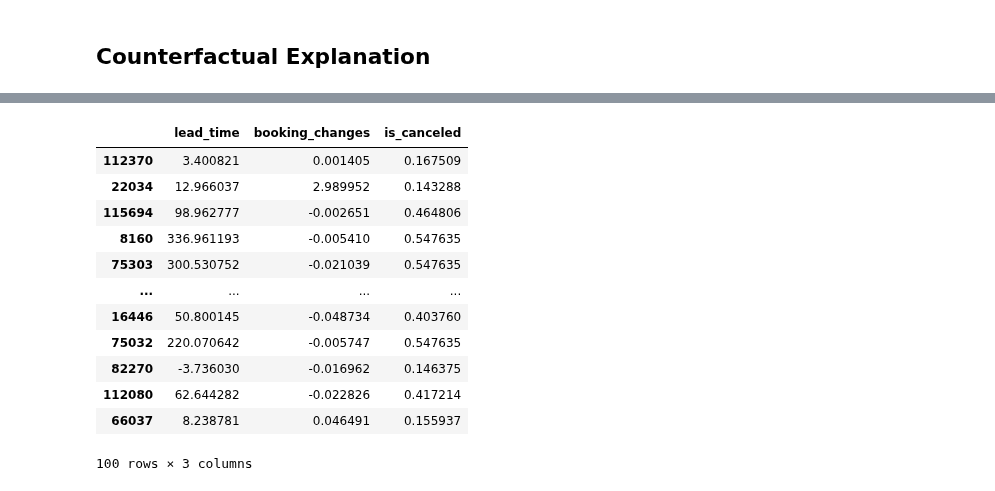
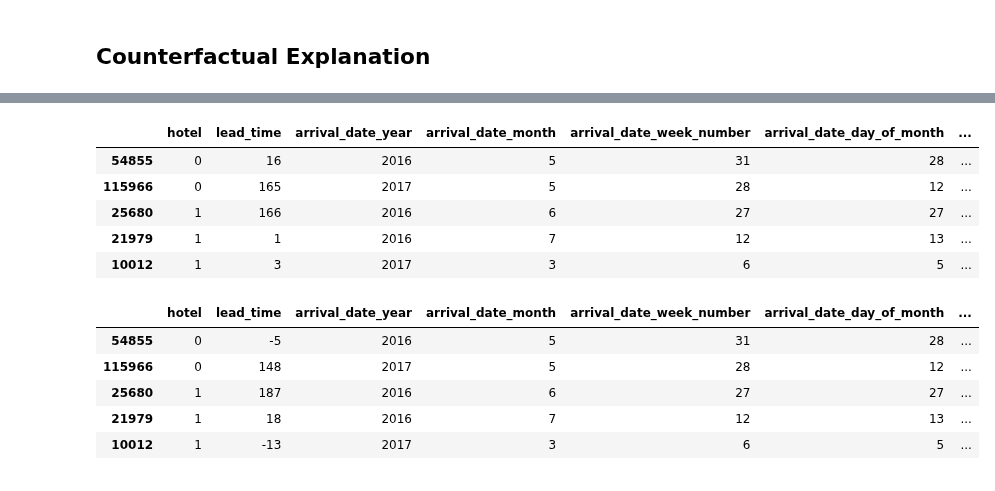
Before and after one commit to youlei202/distributional-counterfactual-explanation, a Jupyter notebook: poc.ipynb, the cells around one changed output, grey strips where cells are left out. Saved outputs shown, nothing was run; the diff lists cells and outputs as text; code cells hidden in the pictures.

Commit message:
selective columns implemented

```diff
--- a/poc.ipynb
+++ b/poc.ipynb
@@ -153,11 +169,19 @@ sample_num = 100
 delta = 0.1
 alpha = 0.05
 N=10
+explain_columns = [
+    'lead_time',
+    'booking_changes',
+    'total_of_special_requests',
+    'is_repeated_guest',
+]
 
 indice = (X_test.sample(sample_num)).index
 
-X = X_test.loc[indice].values
-y = model(torch.FloatTensor(X))
+df_explain = X_test.loc[indice]
+
+# X = X_test.loc[indice].values
+y = model(torch.FloatTensor(df_explain.values))
 
 y_target = torch.distributions.beta.Beta(0.1, 0.9).sample((sample_num,))
 
@@ -167,7 +191,8 @@ from explainers.dce import DistributionalCounterfactualExplainer
 
 explainer = DistributionalCounterfactualExplainer(
     model=model,
-    X=X,
+    df_X=df_explain,
+    explain_columns=explain_columns,
     y_target=y_target,
     lr=1e-1,
     n_proj=N,
@@ -214,10 +251,19 @@ explainer.swd.distance_interval(X_s, X_t, delta=delta, alpha=alpha)
 # %%
 factual_X = df[df_X.columns].loc[indice].copy()
-counterfactual_X = pd.DataFrame(explainer.best_X.detach().numpy() * std[df_X.columns].values + mean[df_X.columns].values, columns=df_X.columns)
-# counterfactual_X = pd.DataFrame(explainer.best_X.detach().numpy(), columns=df_X.columns)
+counterfactual_X = pd.DataFrame(explainer.X.detach().numpy() * std[df_X.columns].values + mean[df_X.columns].values, columns=df_X.columns)
+
+dtype_dict = df.dtypes.apply(lambda x: x.name).to_dict()
+for k, v in dtype_dict.items():
+    if k in counterfactual_X.columns:
+        if v[:3] == 'int':
+            counterfactual_X[k] = counterfactual_X[k].round().astype(v)
+        else:
+            counterfactual_X[k] = counterfactual_X[k].astype(v)
+
+# counterfactual_X = counterfactual_X.astype(dtype_dict)
 
 factual_y = pd.DataFrame(y.detach().numpy(),columns=[target_name], index=factual_X.index)
-counterfactual_y = pd.DataFrame(explainer.best_y.detach().numpy(),columns=[target_name], index=factual_X.index)
+counterfactual_y = pd.DataFrame(explainer.y.detach().numpy(),columns=[target_name], index=factual_X.index)
 # %%
 pd.DataFrame({
     'factual_y': factual_y[target_name].values,
@@ -242,22 +288,24 @@ counterfactual_X.index = factual_X.index
 counterfactual_X[target_name] = counterfactual_y
 # %%
 factual_X[target_name] = factual_y
+# %%
+factual_X.head(5)
+# %% [output]
+|  | hotel | lead_time | arrival_date_year | arrival_date_month | arrival_date_week_number | arrival_date_day_of_month | ... |
+| 54855 | 0 | 16 | 2016 | 5 | 31 | 28 | ... |
+| 115966 | 0 | 165 | 2017 | 5 | 28 | 12 | ... |
+| 25680 | 1 | 166 | 2016 | 6 | 27 | 27 | ... |
+| 21979 | 1 | 1 | 2016 | 7 | 12 | 13 | ... |
+| 10012 | 1 | 3 | 2017 | 3 | 6 | 5 | ... |
 # %%
-counterfactual_X
+counterfactual_X.head(5)
 # %% [output]
-|  | lead_time | booking_changes | is_canceled |
-| 112370 | 3.400821 | 0.001405 | 0.167509 |
-| 22034 | 12.966037 | 2.989952 | 0.143288 |
-| 115694 | 98.962777 | -0.002651 | 0.464806 |
-| 8160 | 336.961193 | -0.005410 | 0.547635 |
-| 75303 | 300.530752 | -0.021039 | 0.547635 |
-| ... | ... | ... | ... |
-| 16446 | 50.800145 | -0.048734 | 0.403760 |
-| 75032 | 220.070642 | -0.005747 | 0.547635 |
-| 82270 | -3.736030 | -0.016962 | 0.146375 |
-| 112080 | 62.644282 | -0.022826 | 0.417214 |
-| 66037 | 8.238781 | 0.046491 | 0.155937 |
+|  | hotel | lead_time | arrival_date_year | arrival_date_month | arrival_date_week_number | arrival_date_day_of_month | ... |
+| 54855 | 0 | -5 | 2016 | 5 | 31 | 28 | ... |
+| 115966 | 0 | 148 | 2017 | 5 | 28 | 12 | ... |
+| 25680 | 1 | 187 | 2016 | 6 | 27 | 27 | ... |
+| 21979 | 1 | 18 | 2016 | 7 | 12 | 13 | ... |
+| 10012 | 1 | -13 | 2017 | 3 | 6 | 5 | ... |
-100 rows × 3 columns
 # %%
 check_column = 'lead_time'
 pd.DataFrame({
```
Also changed, not shown: parts of 16 cells of this notebook, 1 other file.
